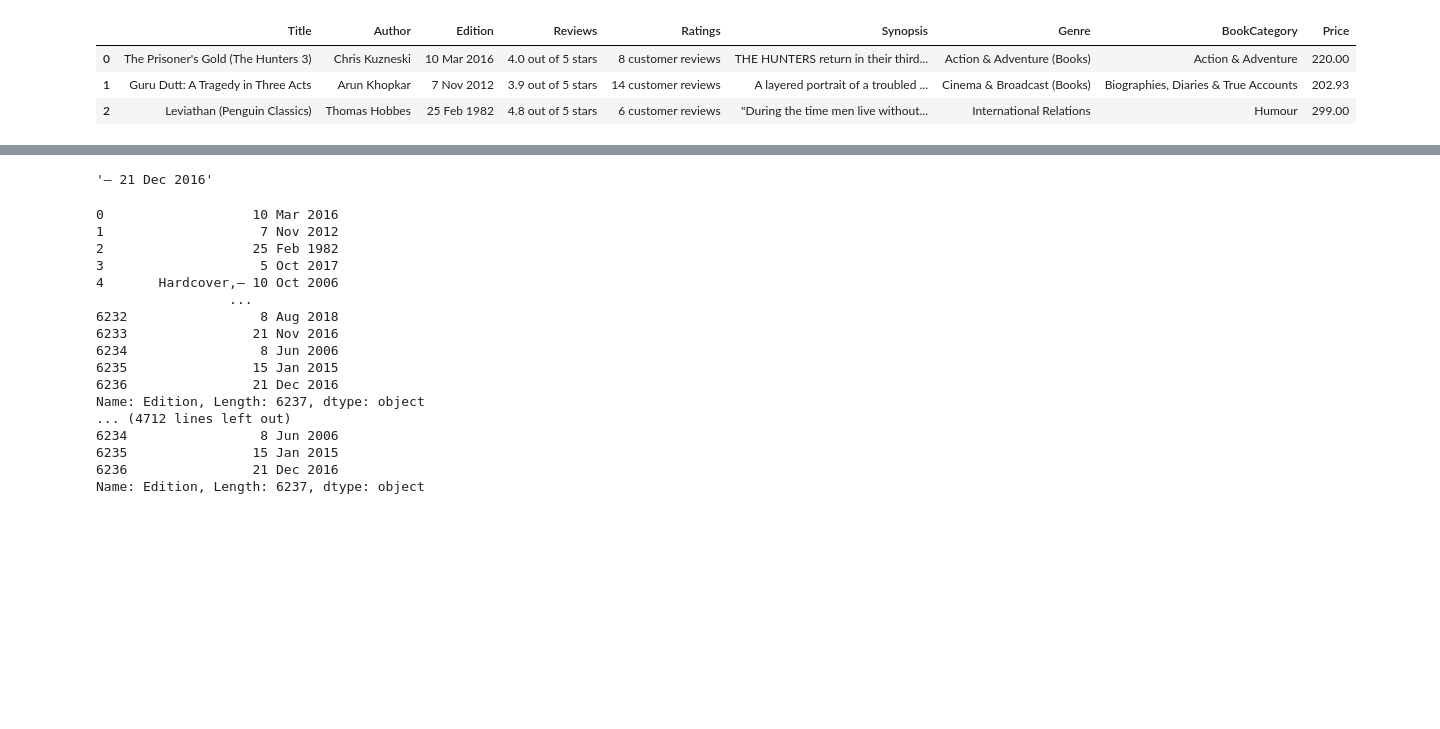
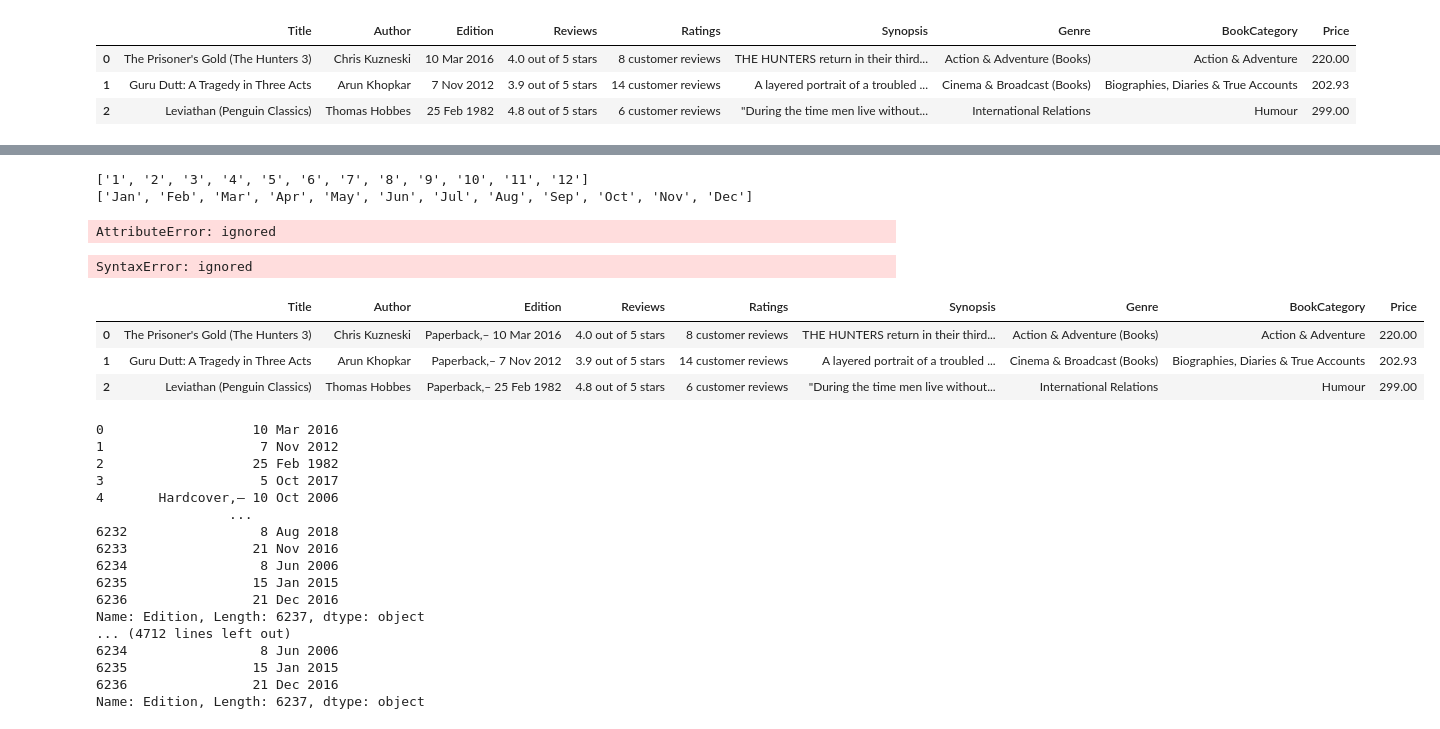
Before and after one commit to ashok2216-A/Hackthon-Book_Price_Prediction, a Jupyter notebook: Hackthon_Book_Price_Prediction.ipynb, the cells around one changed output, grey strips where cells are left out. Drawn from its saved outputs; the diff is of its cells as text; code cells hidden in the pictures; blank space fills up the shorter version.

```diff
--- a/Hackthon_Book_Price_Prediction.ipynb
+++ b/Hackthon_Book_Price_Prediction.ipynb
@@ -257,4 +241,0 @@ for i in train_df['Edition']:
-# %%
-Edition
-# %% [output]
-'– 21 Dec 2016'
@@ -261,3 +245,55 @@ Edition
+# %%
+import datetime
+
+def catch_unique(list_in):
+   # intilize an empty list
+   unq_list = []
+
+   # Check for elements
+   for x in list_in:
+      # check if exists in unq_list
+      if x not in unq_list:
+         unq_list.append(x)
+         # print list
+   for x in unq_list:
+      print(x)
+
+#provide month number
+text_month = []
+for mon in range(1,13):
+    datetime_object = datetime.datetime.strptime(str(mon), "%m")
+    month_name = datetime_object.strftime("%b")
+    text_month.append(month_name)
+
+    # month_name = pd.DataFrame(month_name)
+numerical_month = []
+for num in range(1,13):
+    num  = str(num)
+    numerical_month.append(num)
+print(numerical_month)
+print(text_month)
+edition = train_df['Edition'].split(',')
+train_df['Edition'] = train_df['Edition'].replace(text_month[:], numerical_month[:])
+    # train_df['Edition'] = train_df['Edition'].apply(lambda x: x.replace(month_name, num))/
+# %% [output]
+['1', '2', '3', '4', '5', '6', '7', '8', '9', '10', '11', '12']
+['Jan', 'Feb', 'Mar', 'Apr', 'May', 'Jun', 'Jul', 'Aug', 'Sep', 'Oct', 'Nov', 'Dec']
+AttributeError: ignored
+# %%
+
+for i in train_df['Edition']:
+    dfdf = re.sub("^[A-z ,0-9 a-z A-z ]+", "", i[:])
+
+#     # dfdf = re.sub("[a-zA-Z,]*", "", dfdf[:])
+# %% [output]
+SyntaxError: ignored
+# %%
+train_df.head(3)
+# %% [output]
+|  | Title | Author | Edition | Reviews | Ratings | Synopsis | Genre | BookCategory | Price |
+| 0 | The Prisoner's Gold (The Hunters 3) | Chris Kuzneski | Paperback,– 10 Mar 2016 | 4.0 out of 5 stars | 8 customer reviews | THE HUNTERS return in their third... | Action & Adventure (Books) | Action & Adventure | 220.00 |
+| 1 | Guru Dutt: A Tragedy in Three Acts | Arun Khopkar | Paperback,– 7 Nov 2012 | 3.9 out of 5 stars | 14 customer reviews | A layered portrait of a troubled ... | Cinema & Broadcast (Books) | Biographies, Diaries & True Accounts | 202.93 |
+| 2 | Leviathan (Penguin Classics) | Thomas Hobbes | Paperback,– 25 Feb 1982 | 4.8 out of 5 stars | 6 customer reviews | "During the time men live without... | International Relations | Humour | 299.00 |
 # %%
 for i in dfa:
     print(dfa)
```
Also changed, not shown: parts of 7 cells of this notebook.
